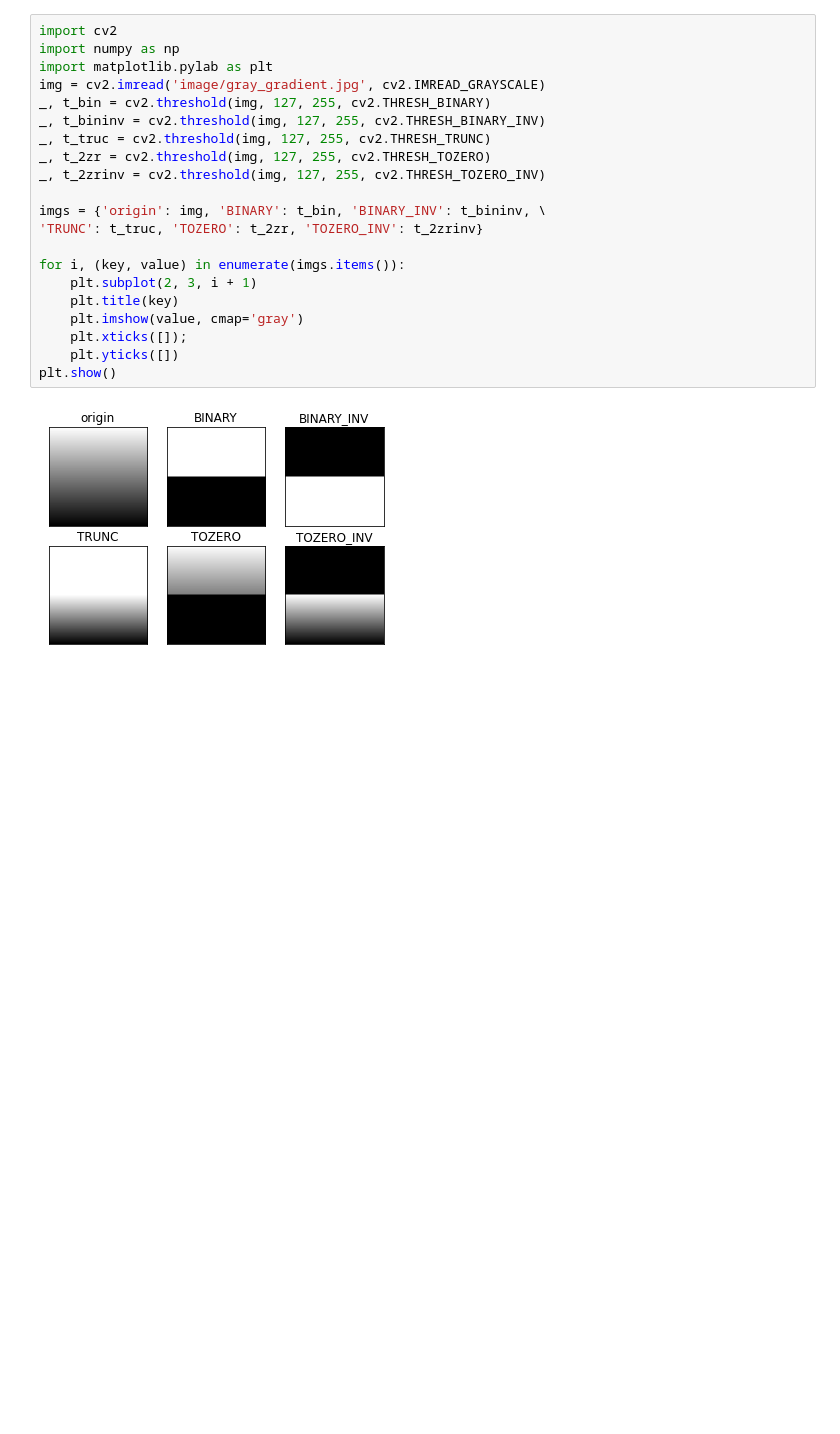
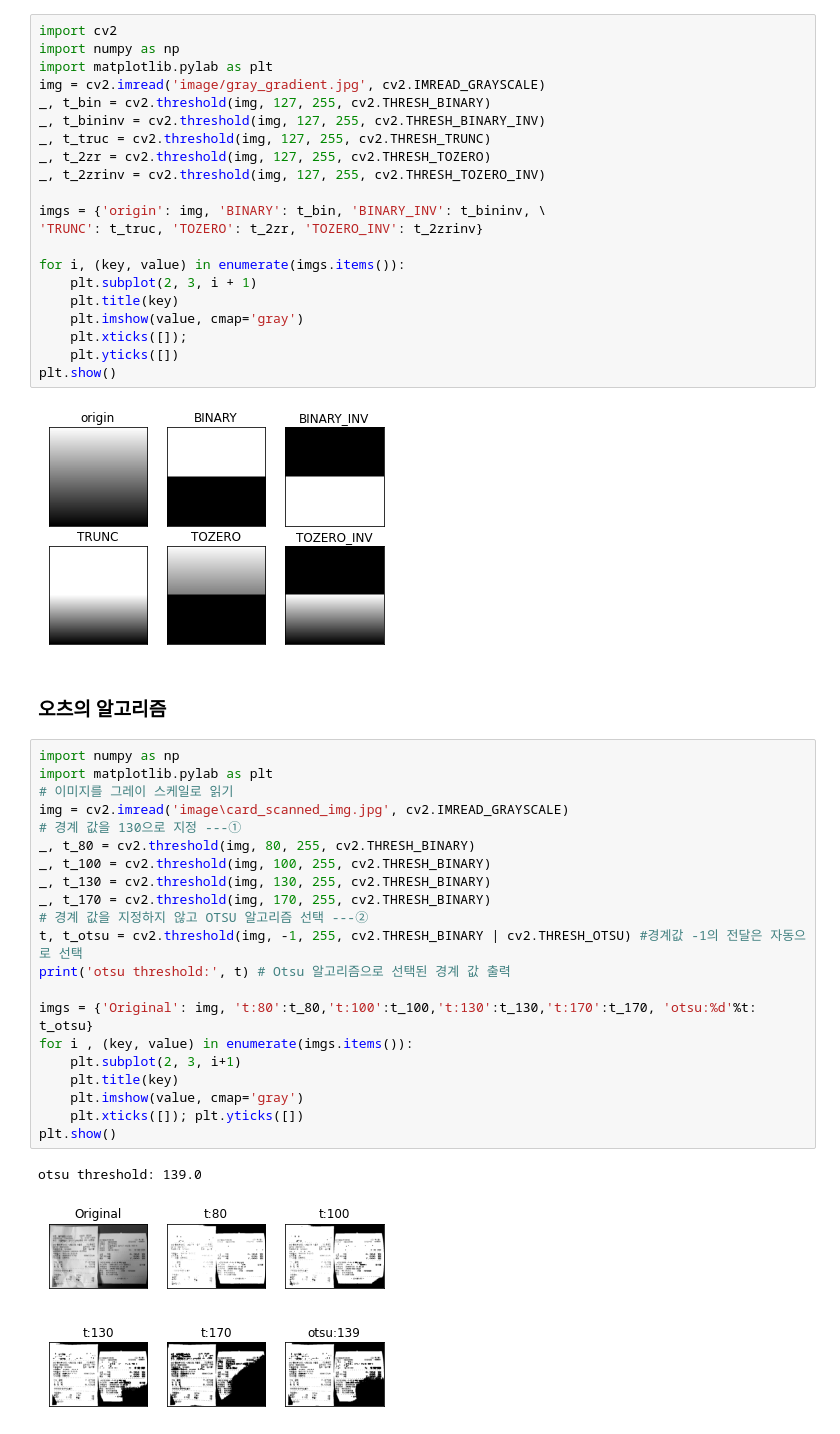
Before and after one commit to jmani0223/OpenCV, a Jupyter notebook: opencv.ipynb, the cells around one changed output. Saved outputs shown, nothing was run; the diff lists cells and outputs as text; blank space fills up the shorter version.

Commit message:
opencv_image_processing

```diff
--- a/opencv.ipynb
+++ b/opencv.ipynb
@@ -584,3 +569,29 @@ for i, (key, value) in enumerate(imgs.items()):
 plt.show()
 # %% [output]
 [figure]
+# %% [markdown]
+### 오츠의 알고리즘
+# %%
+import numpy as np
+import matplotlib.pylab as plt
+# 이미지를 그레이 스케일로 읽기
+img = cv2.imread('image\card_scanned_img.jpg', cv2.IMREAD_GRAYSCALE)
+# 경계 값을 130으로 지정 ---①
+_, t_80 = cv2.threshold(img, 80, 255, cv2.THRESH_BINARY)
+_, t_100 = cv2.threshold(img, 100, 255, cv2.THRESH_BINARY)
+_, t_130 = cv2.threshold(img, 130, 255, cv2.THRESH_BINARY)
+_, t_170 = cv2.threshold(img, 170, 255, cv2.THRESH_BINARY)
+# 경계 값을 지정하지 않고 OTSU 알고리즘 선택 ---②
+t, t_otsu = cv2.threshold(img, -1, 255, cv2.THRESH_BINARY | cv2.THRESH_OTSU) #경계값 -1의 전달은 자동으로 선택
+print('otsu threshold:', t) # Otsu 알고리즘으로 선택된 경계 값 출력
+
+imgs = {'Original': img, 't:80':t_80,'t:100':t_100,'t:130':t_130,'t:170':t_170, 'otsu:%d'%t: t_otsu}
+for i , (key, value) in enumerate(imgs.items()):
+    plt.subplot(2, 3, i+1)
+    plt.title(key)
+    plt.imshow(value, cmap='gray')
+    plt.xticks([]); plt.yticks([])
+plt.show()
+# %% [output]
+otsu threshold: 139.0
+[figure, added]
```
Also changed, not shown: parts of 35 cells of this notebook, 6 other files.
